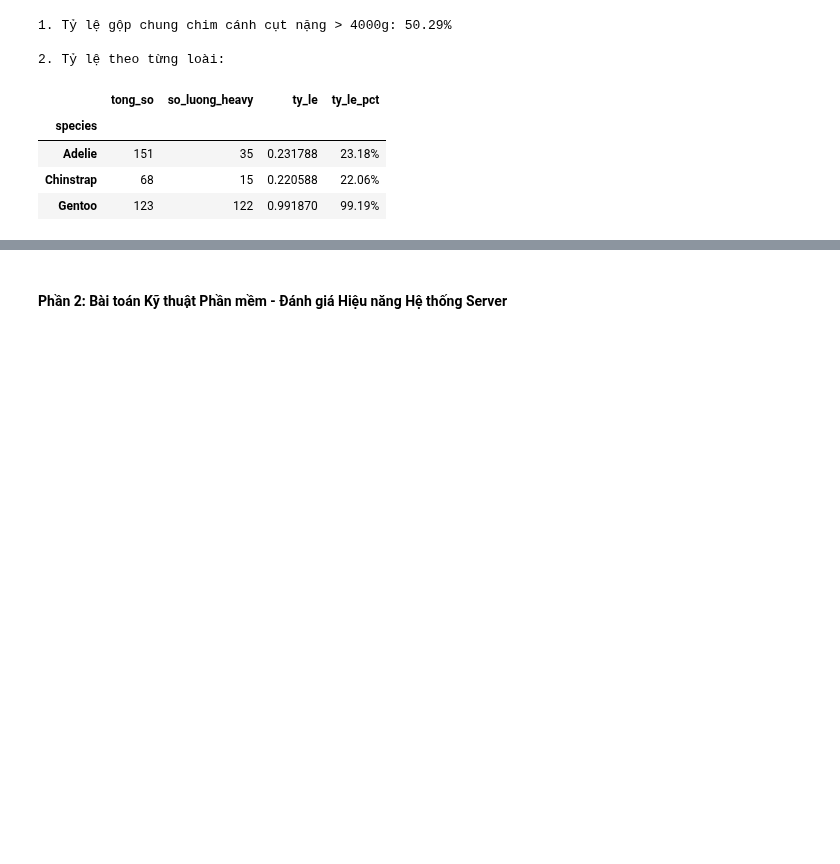
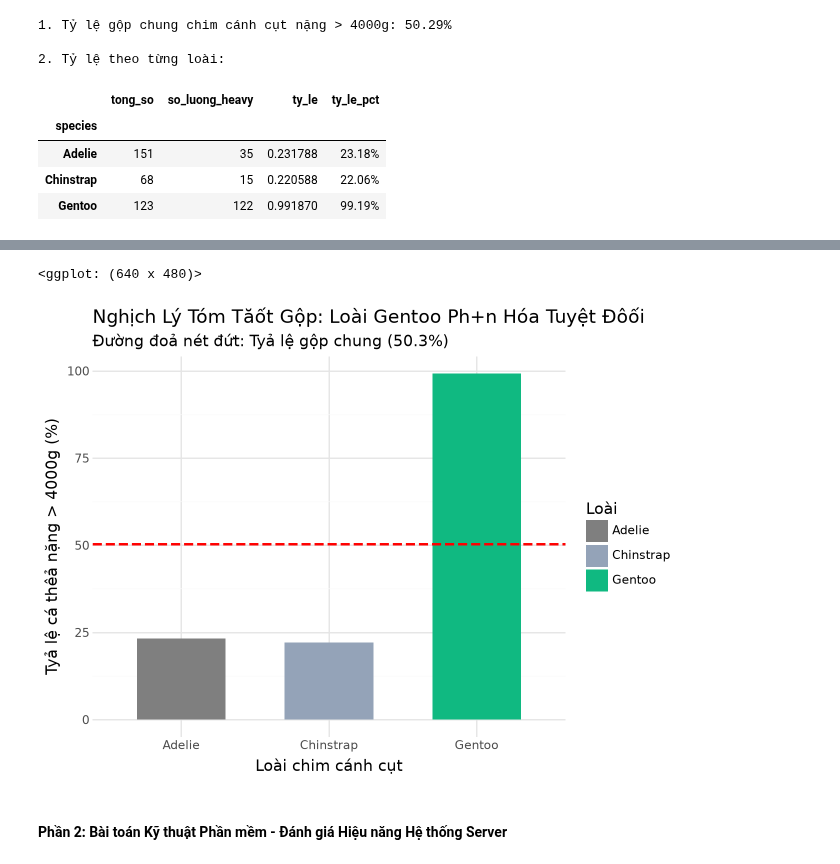
Before and after one commit to duca2167/Nguy-n-Minh-c-UET.MAT1052_51-X-c-su-t-th-ng-k-, a Jupyter notebook: Tuan 3/bai-tap-ve-nha-ps03.ipynb, the cells around one changed output, grey strips where cells are left out. Drawn from its saved outputs; the diff is of its cells as text; code cells hidden in the pictures; blank space fills up the shorter version.

```diff
--- a/Tuan 3/bai-tap-ve-nha-ps03.ipynb
+++ b/Tuan 3/bai-tap-ve-nha-ps03.ipynb
@@ -260,3 +283,21 @@ display(ty_le_theo_loai)
 | Adelie | 151 | 35 | 0.231788 | 23.18% |
 | Chinstrap | 68 | 15 | 0.220588 | 22.06% |
 | Gentoo | 123 | 122 | 0.991870 | 99.19% |
+# %%
+df_valid_mass = penguins.dropna(subset=["body_mass_g"]).copy()
+df_valid_mass["tren_4000g"] = df_valid_mass["body_mass_g"] > 4000
+# 1. Tyả lệ gộp toàn bộ tập dữ liệu (Marginal Proportion)
+ty_le_gop = df_valid_mass["tren_4000g"].mean()
+print(f"Tyả lệ gộp toàn bộ cá thêả > 4000g: {ty_le_gop * 100:.1f}%")
+# 2. Tyả lệ có điêầu kiện theo từng loài (Conditional Proportions)
+ty_le_theo_loai = (
+df_valid_mass.groupby("species")["tren_4000g"]
+.agg(
+so_ca_tren_4000=("sum"),
+tong_so=("count"),
+ty_le=("mean")
+)
+.reset_index()
+)
+ty_le_theo_loai["ty_le_phan_tram"] = (ty_le_theo_loai["ty_le"] * 100).round(1)
+display(ty_le_theo_loai)
@@ -263,3 +310,27 @@ display(ty_le_theo_loai)
+# %%
+p_simpson = (
+ggplot(ty_le_theo_loai, aes(x="species", y="ty_le_phan_tram",
+fill="species"))
++ geom_col(width=0.6)
++ geom_hline(yintercept=ty_le_gop * 100, color="red", linetype="dashed",
+size=1)
++ scale_fill_manual(
+values={"adelie": "#94a3b8", "Chinstrap": "#94a3b8", "Gentoo": "#10b981"}
+)
++ labs(
+title="Nghịch Lý Tóm Tăốt Gộp: Loài Gentoo Ph+n Hóa Tuyệt Đôối",
+subtitle=f"Đường đoả nét đứt: Tyả lệ gộp chung ({ty_le_gop*100:.1f}%)",
+x="Loài chim cánh cụt",
+y="Tyả lệ cá thêả nặng > 4000g (%)",
+fill="Loài",
+)
++ theme_minimal()
+)
+print(p_simpson)
+p_simpson.show()
+# %% [output]
+<ggplot: (640 x 480)>
+[figure, added]
 # %% [markdown]
 #### Phần 2: Bài toán Kỹ thuật Phần mềm - Đánh giá Hiệu năng Hệ thống Server
 # %%
```
Also changed, not shown: parts of 3 cells of this notebook.
